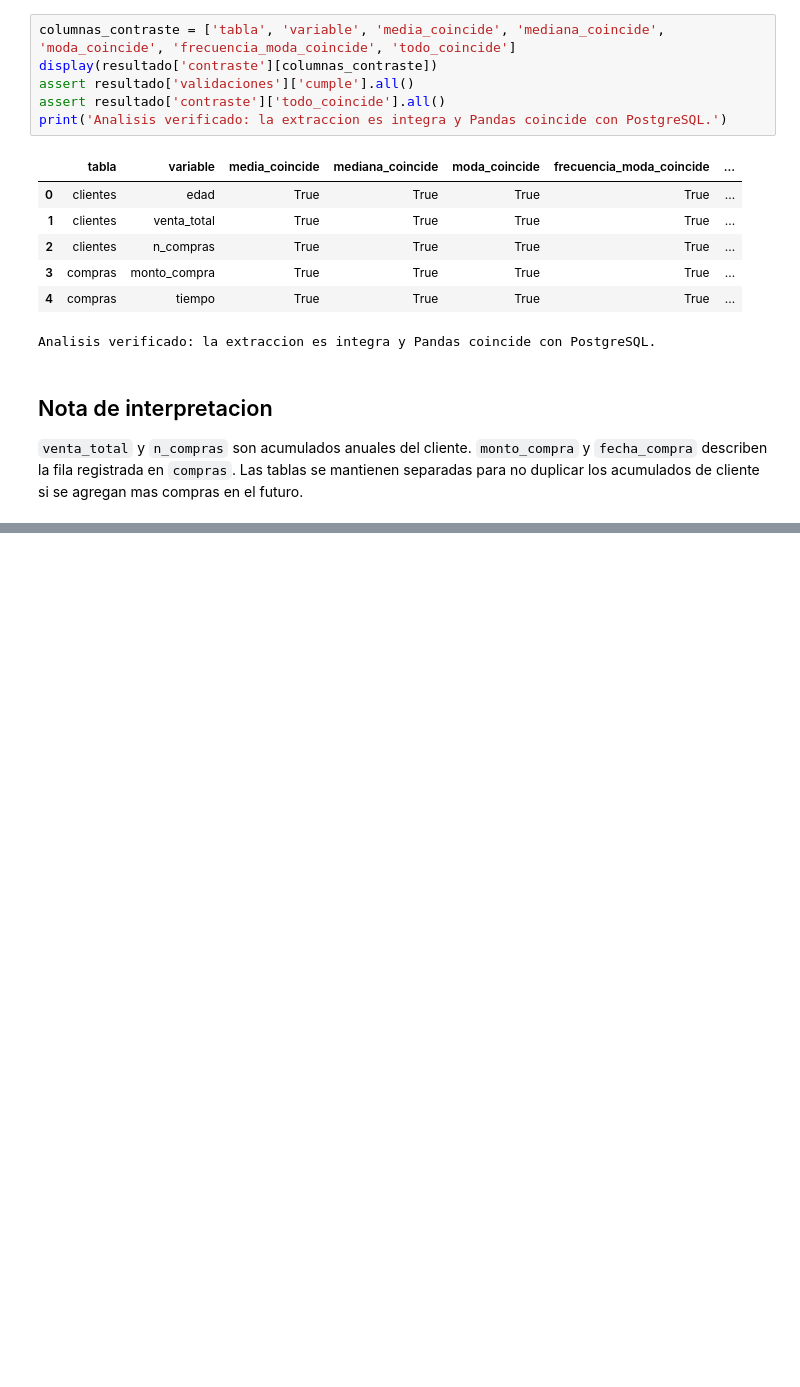
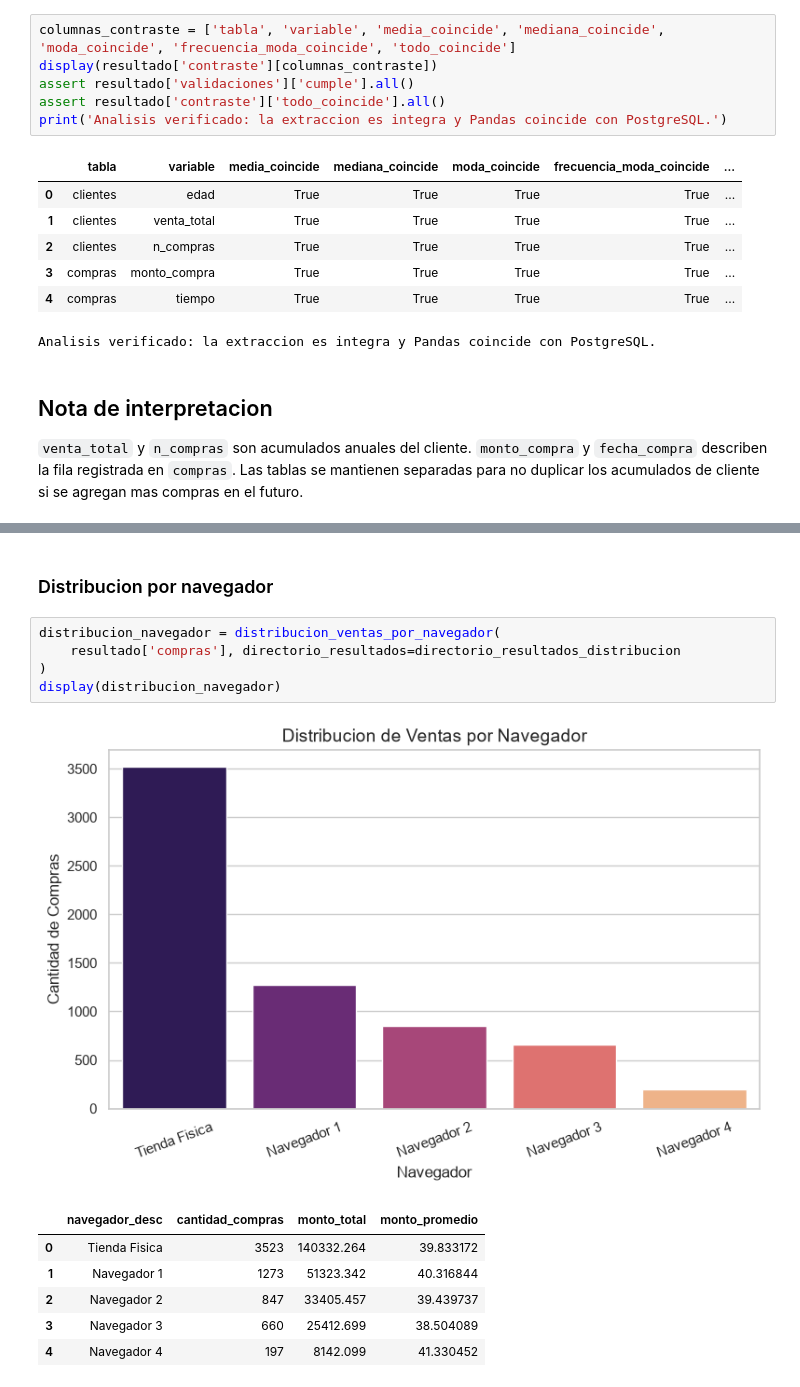
Before and after one commit to AngelMendoz/SOG2-2S26_grupo8, a Jupyter notebook: Practica_1/02-Analisis-exploratorio/analisis_exploratorio.ipynb, the cells around one changed output, grey strips where cells are left out. Saved outputs shown, nothing was run; the diff lists cells and outputs as text; blank space fills up the shorter version.

```diff
--- a/Practica_1/02-Analisis-exploratorio/analisis_exploratorio.ipynb
+++ b/Practica_1/02-Analisis-exploratorio/analisis_exploratorio.ipynb
@@ -175,0 +227,15 @@ Analisis verificado: la extraccion es integra y Pandas coincide con PostgreSQL.
+# %% [markdown]
+### Distribucion por navegador
+# %%
+distribucion_navegador = distribucion_ventas_por_navegador(
+    resultado['compras'], directorio_resultados=directorio_resultados_distribucion
+)
+display(distribucion_navegador)
+# %% [output]
+[figure, added]
+|  | navegador_desc | cantidad_compras | monto_total | monto_promedio |
+| 0 | Tienda Fisica | 3523 | 140332.264 | 39.833172 |
+| 1 | Navegador 1 | 1273 | 51323.342 | 40.316844 |
+| 2 | Navegador 2 | 847 | 33405.457 | 39.439737 |
+| 3 | Navegador 3 | 660 | 25412.699 | 38.504089 |
+| 4 | Navegador 4 | 197 | 8142.099 | 41.330452 |
```
Also changed, not shown: parts of 11 cells of this notebook, 11 other files.
